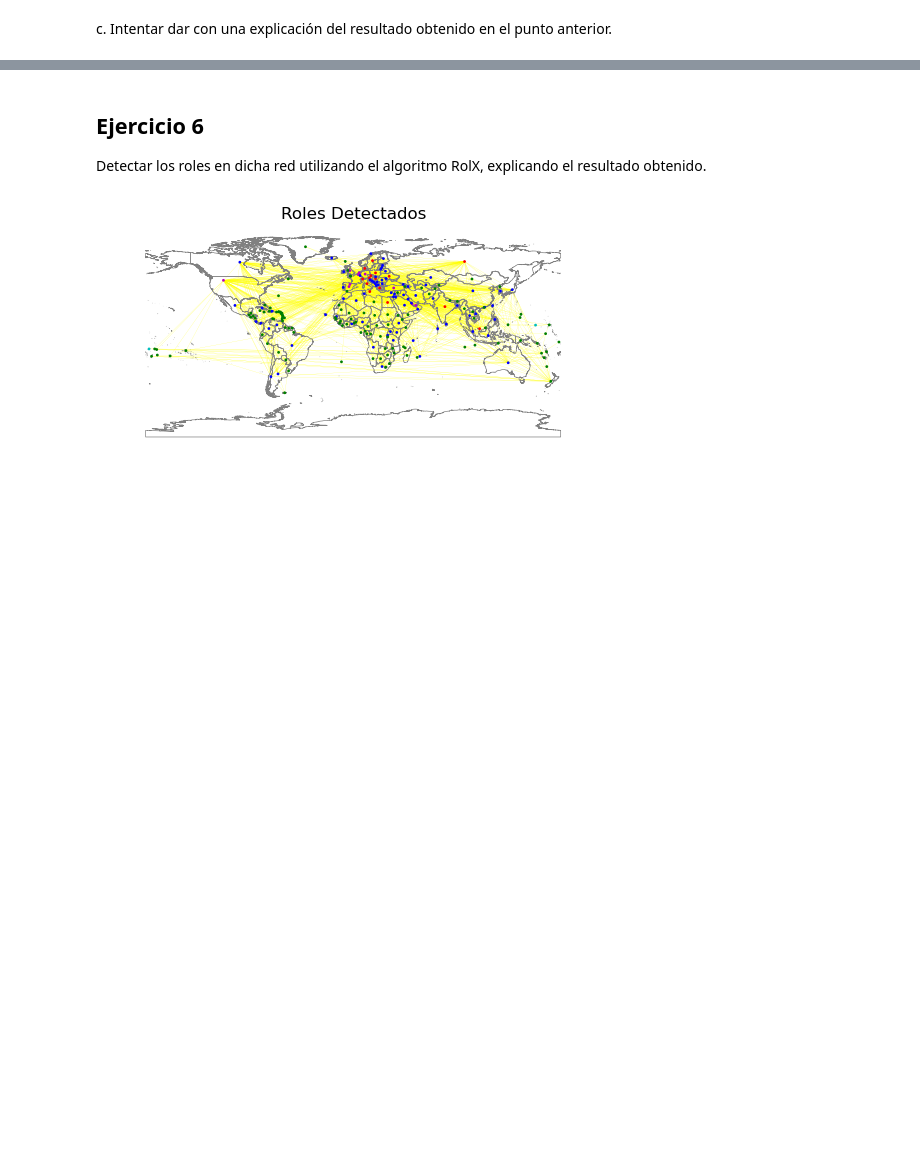
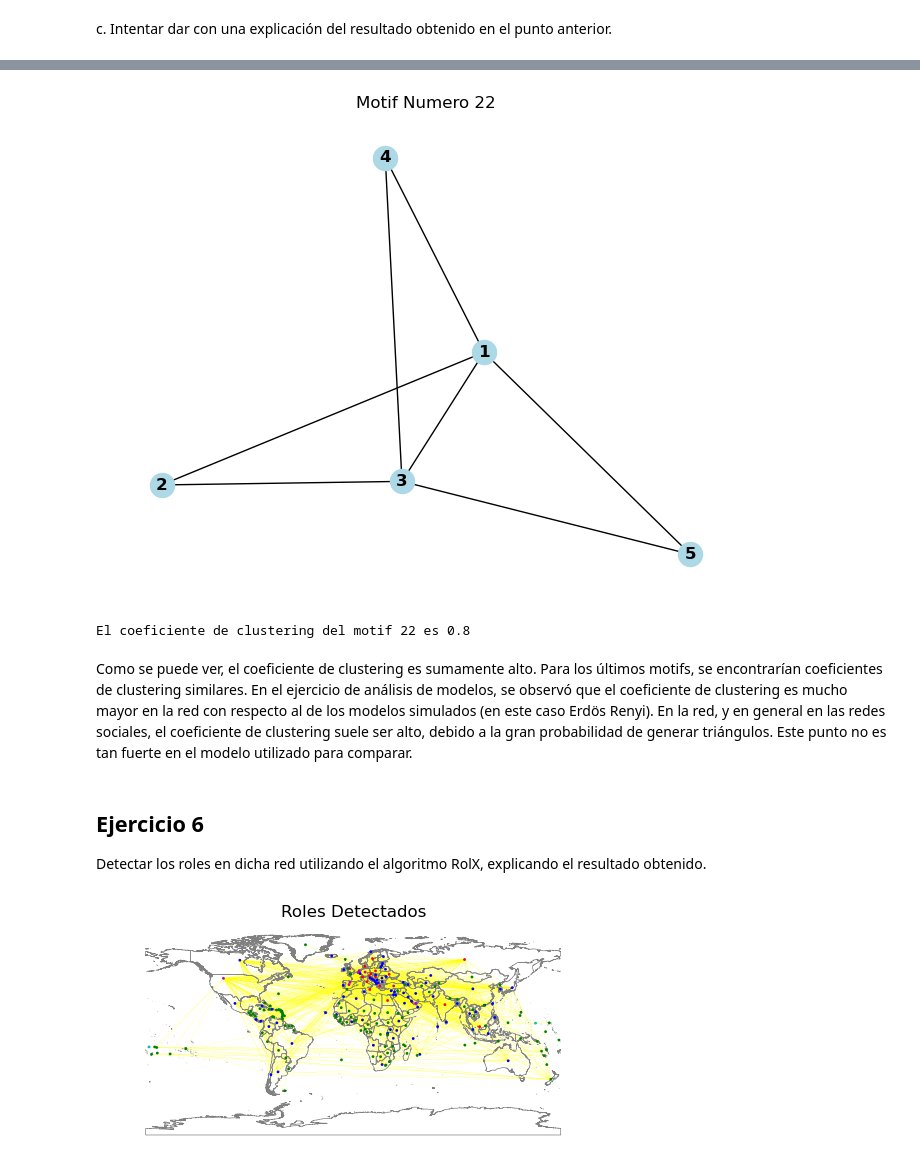
Before and after one commit to mateocapon/teoria-de-algoritmos2-tp1, a Jupyter notebook: TP1-104258.ipynb, the cells around one changed output, grey strips where cells are left out. Drawn from its saved outputs; the diff is of its cells as text; code cells hidden in the pictures; blank space fills up the shorter version.

```diff
--- a/TP1-104258.ipynb
+++ b/TP1-104258.ipynb
@@ -654,3 +683,26 @@ c. Intentar dar con una explicación del resultado obtenido en el punto anterior
+# %%
+exampleG = nx.Graph()
+exampleG_nodes = [1, 2, 3, 4, 5]
+exampleG.add_nodes_from(exampleG_nodes)
+exampleG.add_edge(1, 2)
+exampleG.add_edge(2, 3)
+exampleG.add_edge(3, 4)
+exampleG.add_edge(4, 1)
+exampleG.add_edge(5, 1)
+exampleG.add_edge(5, 3)
+exampleG.add_edge(1, 3)
+
+nx.draw(exampleG, with_labels=True, node_color='lightblue', font_size=12, font_color='black', font_weight='bold')
+plt.title("Motif Numero 22")
+plt.show()
+# %% [output]
+[figure, added]
+# %%
+print(f"El coeficiente de clustering del motif 22 es {nx.average_clustering(exampleG)}")
+# %% [output]
+El coeficiente de clustering del motif 22 es 0.8
+# %% [markdown]
+Como se puede ver, el coeficiente de clustering es sumamente alto. Para los últimos motifs, se encontrarían coeficientes de clustering similares. En el ejercicio de análisis de modelos, se observó que el coeficiente de clustering es mucho mayor en la red con respecto al de los modelos simulados (en este caso Erdös Renyi). En la red, y en general en las redes sociales, el coeficiente de clustering suele ser alto, debido a la gran probabilidad de generar triángulos. Este punto no es tan fuerte en el modelo utilizado para comparar.
 # %% [markdown]
 ## Ejercicio 6
 Detectar los roles en dicha red utilizando el algoritmo RolX, explicando el resultado obtenido.
```
Also changed, not shown: parts of 10 cells of this notebook.
